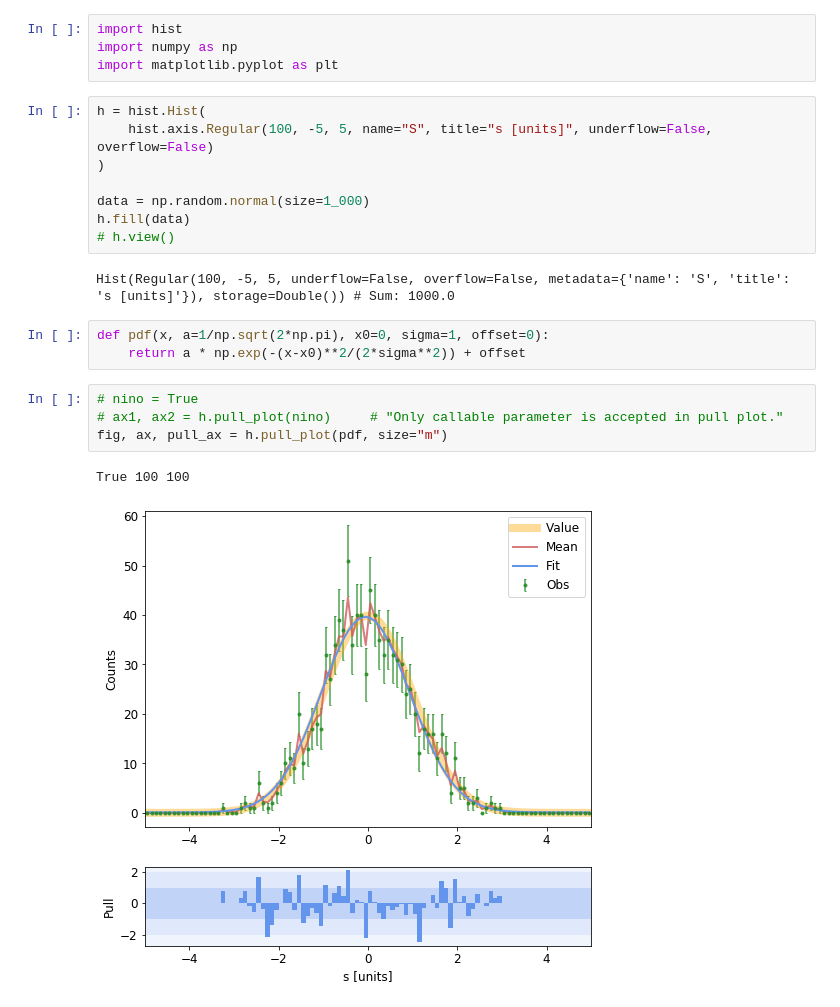
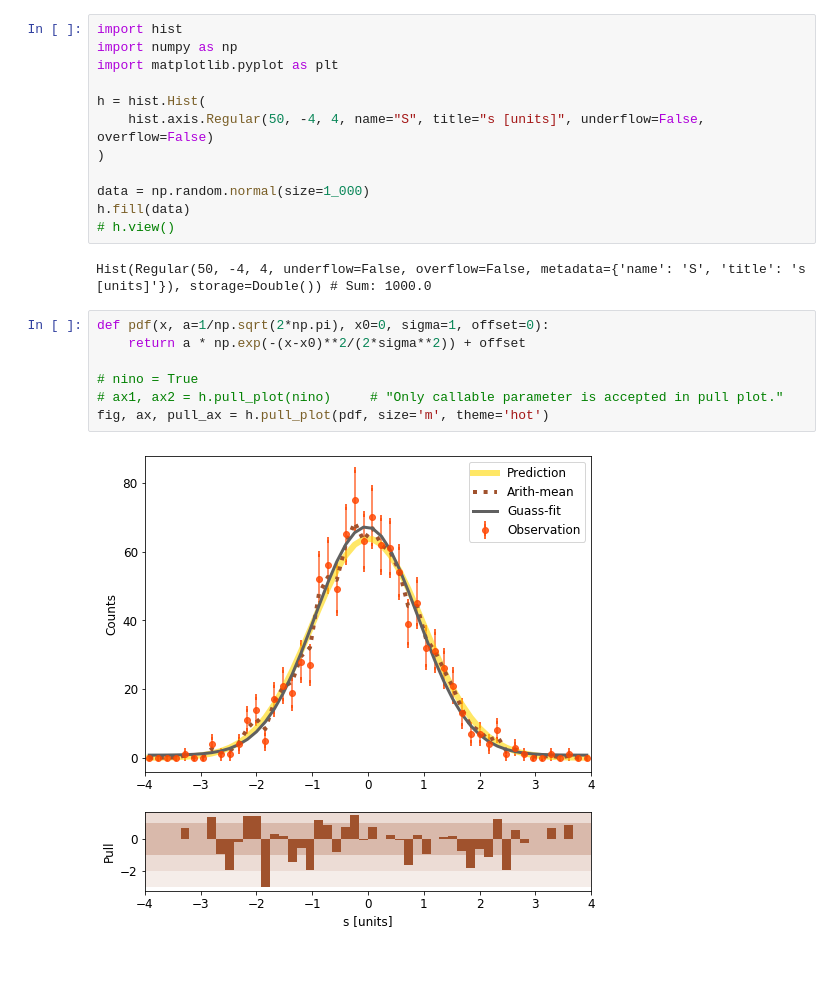
Before and after one commit to LovelyBuggies/Nino-hist, a Jupyter notebook: notebooks/Pull-Plot.ipynb, the cells around one changed output. Saved outputs shown, nothing was run; the diff lists cells and outputs as text; blank space fills up the shorter version.

Commit message:
add basic themes

```diff
--- a/notebooks/Pull-Plot.ipynb
+++ b/notebooks/Pull-Plot.ipynb
@@ -1,27 +1,26 @@
-# %%
-import hist
-import numpy as np
-import matplotlib.pyplot as plt
 # %%
+import hist
+import numpy as np
+import matplotlib.pyplot as plt
+
 h = hist.Hist(
-    hist.axis.Regular(100, -5, 5, name="S", title="s [units]", underflow=False, overflow=False)
+    hist.axis.Regular(50, -4, 4, name="S", title="s [units]", underflow=False, overflow=False)
 )
 
 data = np.random.normal(size=1_000)
 h.fill(data)
 # h.view()
 # %% [output]
-Hist(Regular(100, -5, 5, underflow=False, overflow=False, metadata={'name': 'S', 'title': 's [units]'}), storage=Double()) # Sum: 1000.0
+Hist(Regular(50, -4, 4, underflow=False, overflow=False, metadata={'name': 'S', 'title': 's [units]'}), storage=Double()) # Sum: 1000.0
 # %%
 def pdf(x, a=1/np.sqrt(2*np.pi), x0=0, sigma=1, offset=0):
     return a * np.exp(-(x-x0)**2/(2*sigma**2)) + offset
+
+# nino = True
+# ax1, ax2 = h.pull_plot(nino)     # "Only callable parameter is accepted in pull plot."
+fig, ax, pull_ax = h.pull_plot(pdf, size='m', theme='hot')
+# %% [output]
+[figure, added]
-# %%
-# nino = True
-# ax1, ax2 = h.pull_plot(nino)     # "Only callable parameter is accepted in pull plot."
-fig, ax, pull_ax = h.pull_plot(pdf, size="m")
-# %% [output]
-True 100 100
-[figure, removed]
 # %%
 fig = plt.figure(figsize=(6, 6))
 fig, _, _ = h.pull_plot(pdf, size="s", fig=fig)
```
Also changed, not shown: parts of 2 cells of this notebook, 4 other files.
